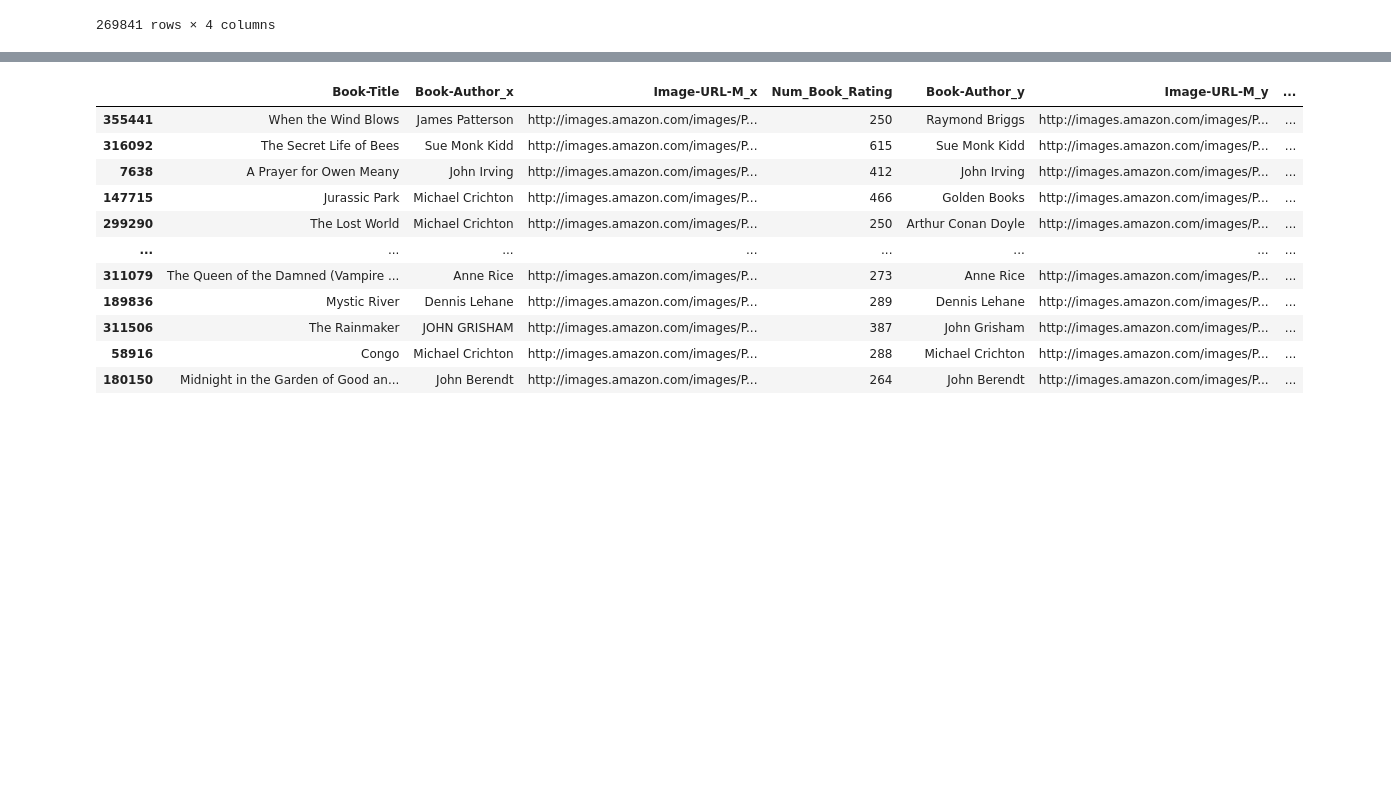
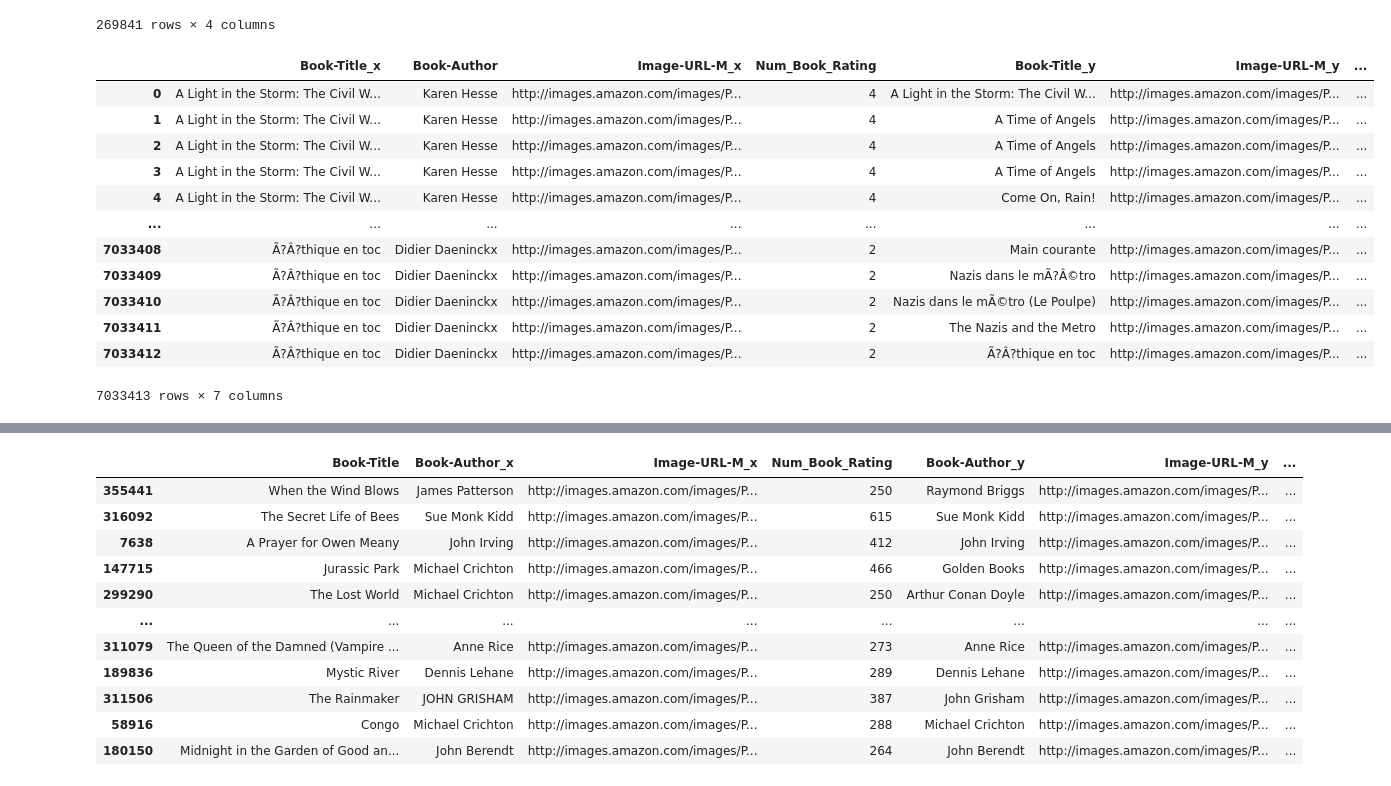
Before and after one commit to astrospkc/Pick-book, a Jupyter notebook: AiAmazonKindle (1).ipynb, the cells around one changed output, grey strips where cells are left out. Saved outputs shown, nothing was run; the diff lists cells and outputs as text; code cells hidden in the pictures; blank space fills up the shorter version.

```diff
--- a/AiAmazonKindle (1).ipynb
+++ b/AiAmazonKindle (1).ipynb
@@ -173,6 +177,23 @@ avg_book_rating
 | 269839 | Ã?Â?stlich der Berge. | David Guterson | http://images.amazon.com/images/P... | 2.666667 |
 | 269840 | Ã?Â?thique en toc | Didier Daeninckx | http://images.amazon.com/images/P... | 4.000000 |
 269841 rows × 4 columns
+# %%
+popular_df_author = num_book_rating.merge(avg_book_rating,on='Book-Author')
+popular_df_author
+# %% [output]
+|  | Book-Title_x | Book-Author | Image-URL-M_x | Num_Book_Rating | Book-Title_y | Image-URL-M_y | ... |
+| 0 | A Light in the Storm: The Civil W... | Karen Hesse | http://images.amazon.com/images/P... | 4 | A Light in the Storm: The Civil W... | http://images.amazon.com/images/P... | ... |
+| 1 | A Light in the Storm: The Civil W... | Karen Hesse | http://images.amazon.com/images/P... | 4 | A Time of Angels | http://images.amazon.com/images/P... | ... |
+| 2 | A Light in the Storm: The Civil W... | Karen Hesse | http://images.amazon.com/images/P... | 4 | A Time of Angels | http://images.amazon.com/images/P... | ... |
+| 3 | A Light in the Storm: The Civil W... | Karen Hesse | http://images.amazon.com/images/P... | 4 | A Time of Angels | http://images.amazon.com/images/P... | ... |
+| 4 | A Light in the Storm: The Civil W... | Karen Hesse | http://images.amazon.com/images/P... | 4 | Come On, Rain! | http://images.amazon.com/images/P... | ... |
+| ... | ... | ... | ... | ... | ... | ... | ... |
+| 7033408 | Ã?Â?thique en toc | Didier Daeninckx | http://images.amazon.com/images/P... | 2 | Main courante | http://images.amazon.com/images/P... | ... |
+| 7033409 | Ã?Â?thique en toc | Didier Daeninckx | http://images.amazon.com/images/P... | 2 | Nazis dans le mÃ?Â©tro | http://images.amazon.com/images/P... | ... |
+| 7033410 | Ã?Â?thique en toc | Didier Daeninckx | http://images.amazon.com/images/P... | 2 | Nazis dans le mÃ©tro (Le Poulpe) | http://images.amazon.com/images/P... | ... |
+| 7033411 | Ã?Â?thique en toc | Didier Daeninckx | http://images.amazon.com/images/P... | 2 | The Nazis and the Metro | http://images.amazon.com/images/P... | ... |
+| 7033412 | Ã?Â?thique en toc | Didier Daeninckx | http://images.amazon.com/images/P... | 2 | Ã?Â?thique en toc | http://images.amazon.com/images/P... | ... |
+7033413 rows × 7 columns
 # %%
 # merging average and number of ratings
 
```
Also changed, not shown: parts of 3 cells of this notebook, 4 other files.
